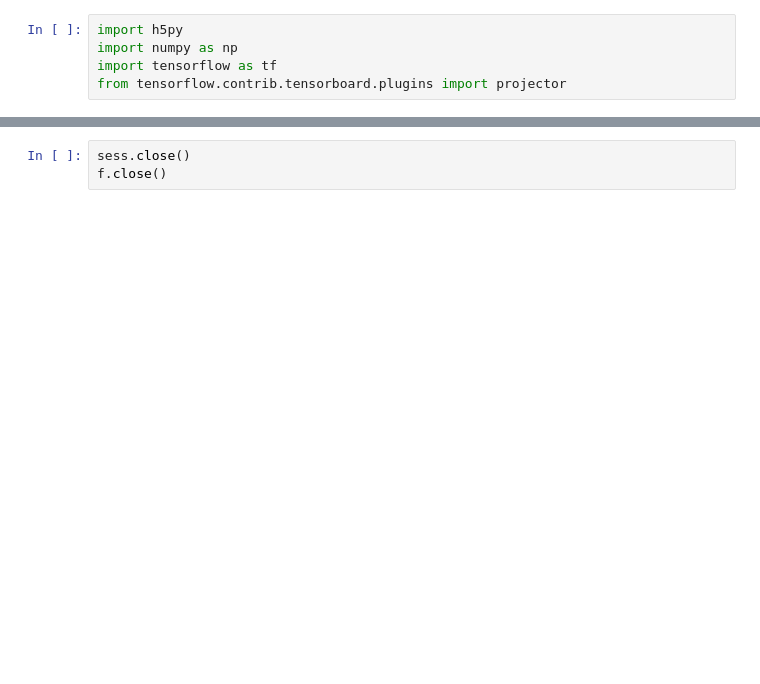
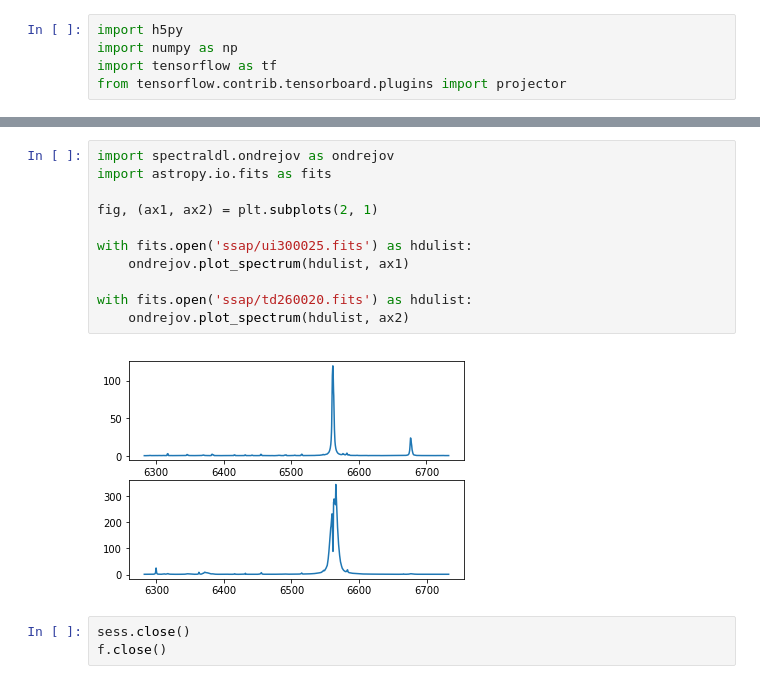
Before and after one commit to podondra/bt-spectraldl, a Jupyter notebook: notebooks/07-embedding.ipynb, the cells around one changed output, grey strips where cells are left out. Cells and saved outputs as stored; diff of their text form; blank space fills up the shorter version.

```diff
--- a/notebooks/07-embedding.ipynb
+++ b/notebooks/07-embedding.ipynb
@@ -64,3 +74,16 @@ projector.visualize_embeddings(summary_writer, config)
+# %%
+import spectraldl.ondrejov as ondrejov
+import astropy.io.fits as fits
+
+fig, (ax1, ax2) = plt.subplots(2, 1)
+
+with fits.open('ssap/ui300025.fits') as hdulist:
+    ondrejov.plot_spectrum(hdulist, ax1)
+
+with fits.open('ssap/td260020.fits') as hdulist:
+    ondrejov.plot_spectrum(hdulist, ax2)
+# %% [output]
+[figure, added]
 # %%
 sess.close()
 f.close()
```
Also changed, not shown: parts of 12 cells of this notebook, 1 other file.
